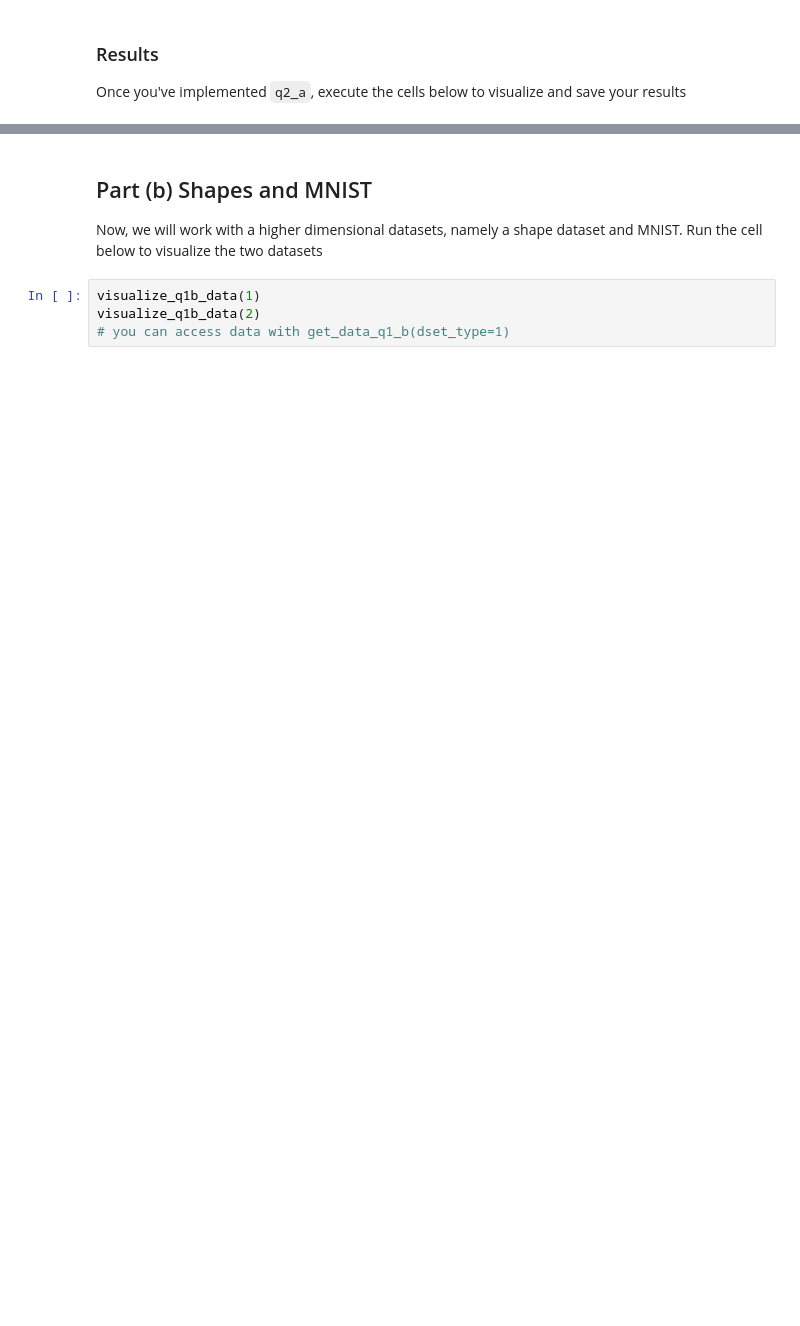
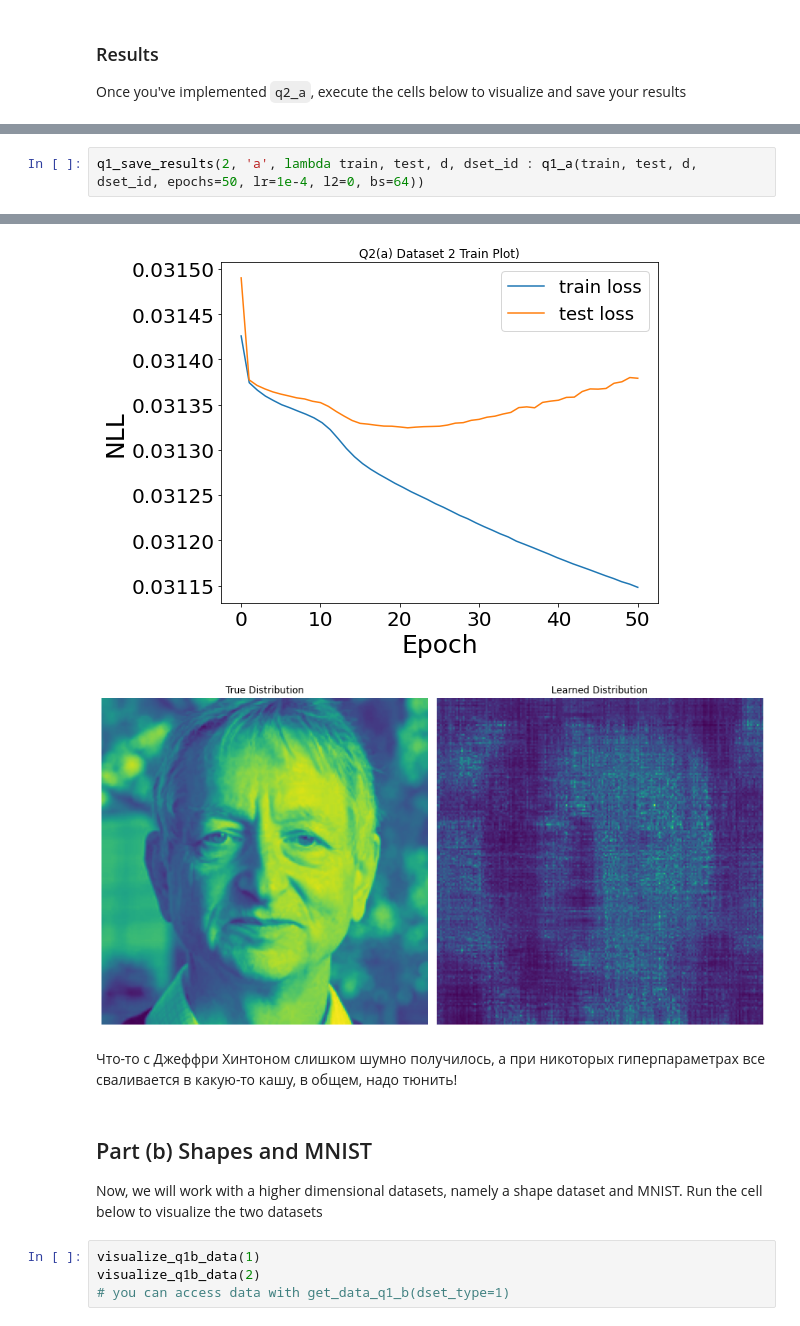
Before and after one commit to breengles/dul_2021, a Jupyter notebook: Homework1_MADE.ipynb, the cells around one changed output, grey strips where cells are left out. Cells and saved outputs as stored; diff of their text form; blank space fills up the shorter version.

```diff
--- a/Homework1_MADE.ipynb
+++ b/Homework1_MADE.ipynb
@@ -70,0 +90,3 @@ q1_save_results(2, 'a', q1_a)
+# %%
+q1_save_results(2, 'a', lambda train, test, d, dset_id : q1_a(train, test, d, dset_id, epochs=50, lr=1e-4, l2=0, bs=64))
+# %% [output]
@@ -71,3 +94,7 @@ q1_save_results(2, 'a', q1_a)
+[figure, added]
+[figure, added]
+# %% [markdown]
+Что-то с Джеффри Хинтоном слишком шумно получилось, а при никоторых гиперпараметрах все сваливается в какую-то кашу, в общем, надо тюнить!
 # %% [markdown]
 ## Part (b) Shapes and MNIST
 Now, we will work with a higher dimensional datasets, namely a shape dataset and MNIST. Run the cell below to visualize the two datasets
```
Also changed, not shown: parts of 15 cells of this notebook, 11 other files.
